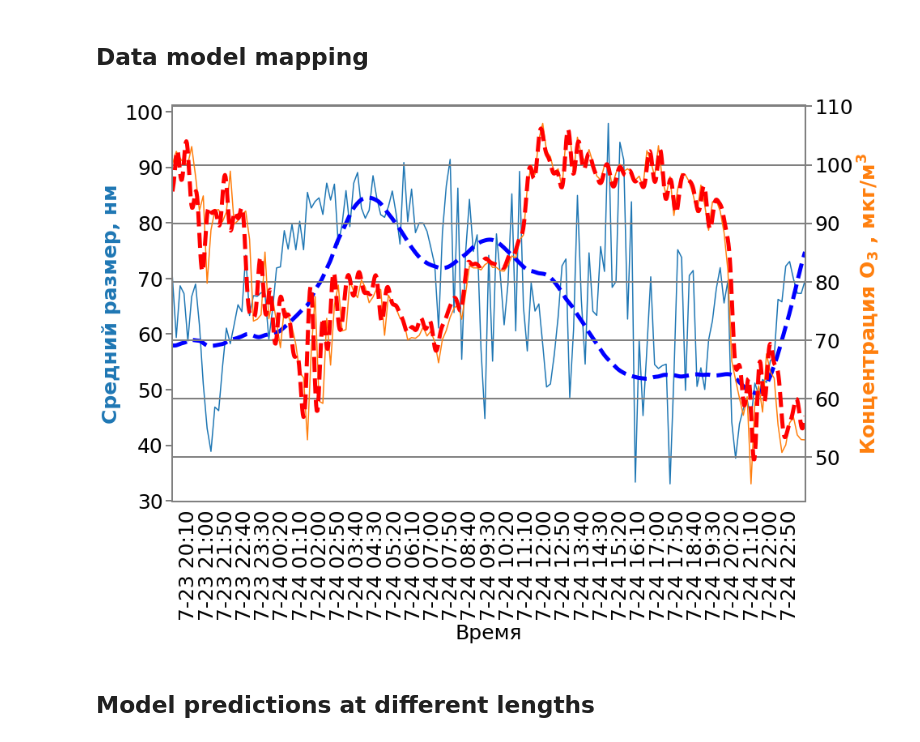
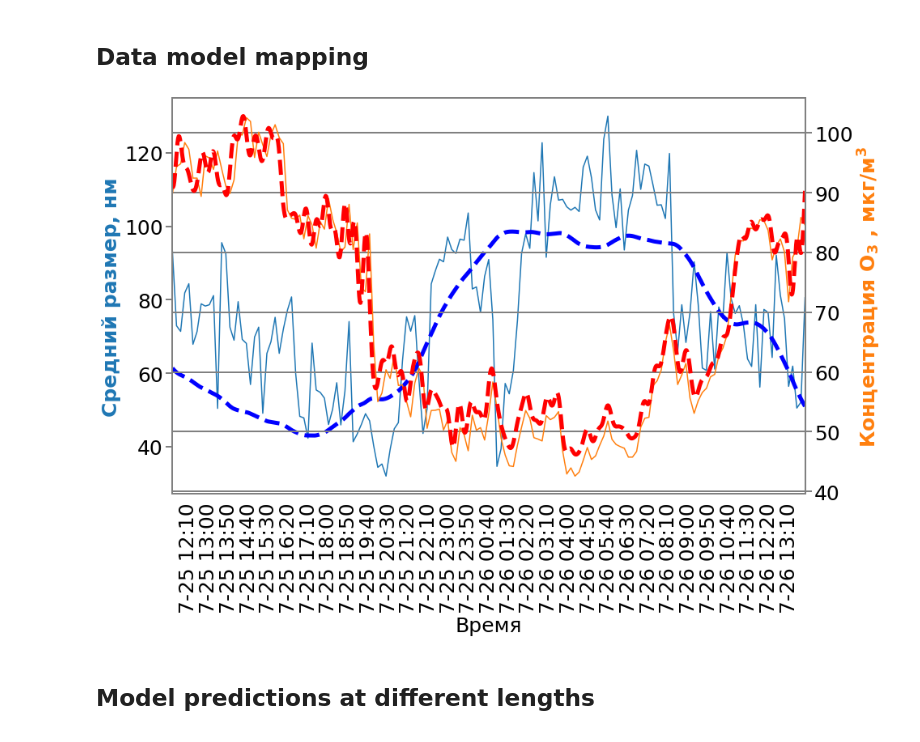
Before and after one commit to RishatZagidullin/coagulation-advection-1d, a Jupyter notebook: run_folder/baikal_plots_rus.ipynb, the cells around one changed output. Cells and saved outputs as stored; diff of their text form; code cells hidden in the pictures.

```diff
--- a/run_folder/baikal_plots_rus.ipynb
+++ b/run_folder/baikal_plots_rus.ipynb
@@ -153,7 +153,7 @@ dm_coefs = {"smooth_23_july": [5, -20],
         "direct_25_july": [50, -470],
         "3_days": [50, -440]}
 
-name = 'direct_23_july'
+name = 'direct_25_july'
 
 x = np.loadtxt("outputs/I_" + files[name])
 y = np.loadtxt("outputs/output_" + files[name])
@@ -182,34 +182,34 @@ ax2 = ax1.twinx()
 ax1.plot(np.linspace(0, 584, val2-val1), dm_clip[val1:val2]*900000000)
 ax2.plot(np.linspace(0, 584, val2-val1), o3_clip[val1:val2]/1.5+35, 'C1')
 
 ax2.plot(np.linspace(0,584,en-st), x[st:en]*o3_coefs[name][0]+o3_coefs[name][1], 'r--', lw=5)
 ax1.plot(np.linspace(0,584,en-st), (sizes.mean(axis=1)/y[st:en, val,:].mean(axis=1))*dm_coefs[name][0]+dm_coefs[name][1], 'b--', lw=5)
 
 ax1.set_ylabel("Средний размер, нм", fontsize=25, color='C0', fontweight='bold')
 ax2.set_ylabel("Концентрация $\mathbf{O_3}$ , ${\mathbf{мкг/м^3}}$", fontsize=25, color='C1', fontweight='bold')
 
 ax2.grid(axis='y', lw=2, color='grey')
 plt.yticks(fontsize=25)
 
 ax1.set_xlim([0,584])
 ax2.set_xlim([0,584])
 
 ax1.tick_params(bottom = False)
 
 ax1.tick_params('both', length=8, which='major', color='grey', width='2')
 ax2.tick_params('both', length=8, which='major', color='grey', width='2')
 
 for spine in ax2.spines.values():
     spine.set_edgecolor('grey')
     spine.set_linewidth(2)
 
 
 ax1.set_xticks(ticks=pos_sin[::5], labels=ticks_sin[::5], va='center')
 ax1.xaxis.set_tick_params(rotation=90, labelsize=25, pad=70)
 ax1.set_xlabel("Время", fontsize=25)
 plt.savefig("map.pdf", bbox_inches='tight', format='pdf')
 # %% [output]
-[figure, old version]
+[figure, new version]
 # %% [markdown]
 ## Model predictions at different lengths
 # %%
```
Also changed, not shown: 1 other file.
